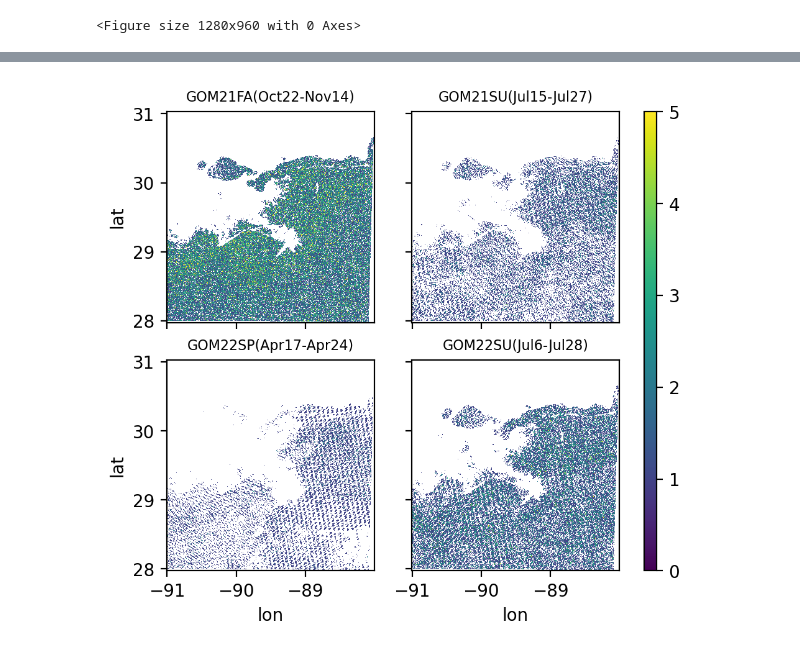
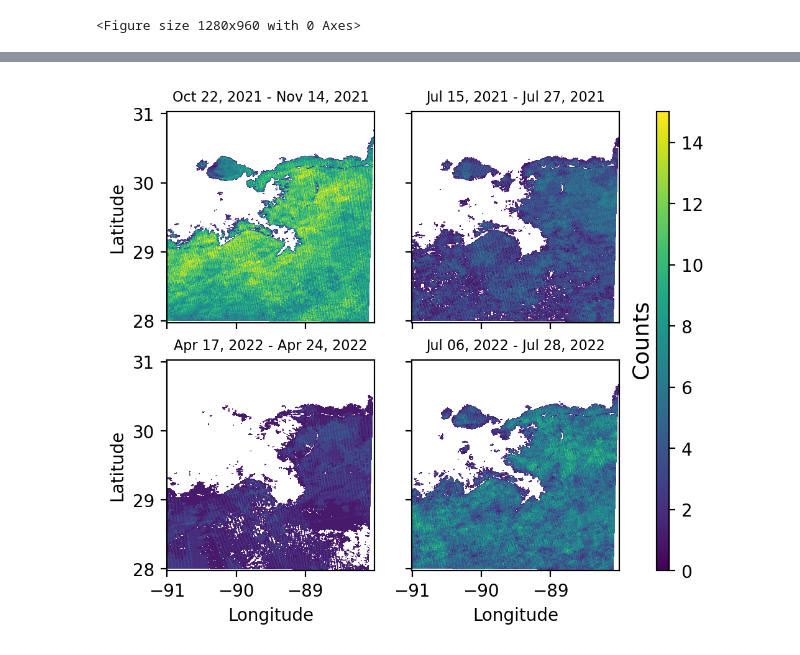
Before and after one commit to Ericgenki/NASA_Project, a Jupyter notebook: notebooks/resampling_LEVEL2-EditedMODISCopy.ipynb, the cells around one changed output, grey strips where cells are left out. Drawn from its saved outputs; the diff is of its cells as text; code cells hidden in the pictures.

```diff
--- a/notebooks/resampling_LEVEL2-EditedMODISCopy.ipynb
+++ b/notebooks/resampling_LEVEL2-EditedMODISCopy.ipynb
@@ -236,7 +235,8 @@ def get_CDOM(ds, lambd=300):
 # %%
 ###For Adding the aCDOM Variable to Combined File:
 
-combfiles = glob('/home/hboi-ouri/Projects/NASA_ProjectExp/outputs/CombinedNC/MODIS/Cruise/*MODIS_L2.nc')
+#combfiles = glob('/home/hboi-ouri/Projects/RS_Files/Task2/CruiseRS/*MODIS_L2.nc')
+combfiles = glob('/home/hboi-ouri/Downloads/MeanFigureFiles/After/Combined/After_MODIS_L2.nc')
 combfiles.sort()
 
 for file in combfiles:
@@ -245,10 +245,14 @@ for file in combfiles:
         data = ds.load()
         data['acdom'] =get_CDOM(ds)
 
-        #for naming and saving the file:
-        date = [file.split('/')[9]]
-        year = ((date[0])[0:4])
-        month = ((date[0])[5:7])
+        ##for naming and saving the file:
+        #date = [file.split('/')[9]]
+        #year = ((date[0])[0:4])
+        #month = ((date[0])[5:7])
 
-        data.to_netcdf(file[0:66] + 'CruiseaCDOM' + file[72:-12] + '_MODIS_L2_aCDOM.nc')
-        #data.to_netcdf('/home/hboi-ouri/Projects/NASA_ProjectExp/outputs/CombinedNC/MODIS/2012aCDOM/' + year + '_' + month + '_MODIS_L2_aCDOM.nc')
+        date = [file.split('_')[2]]
+        storm = ((date[0]))
+
+
+        #data.to_netcdf(file[0:40] +'CruiseaCDOM/'+ file[49:65]+'_aCDOM.nc')
+        combined.to_netcdf('/home/hboi-ouri/Downloads/MeanFigureFiles/After/CombinedaCDOM/After_MODIS_L2_aCDOM.nc')
@@ -560,9 +602,11 @@ fig.savefig('/home/hboi-ouri/Projects/NASA_ProjectExp/outputs/CombinedNC/MODISFi
 ##For creating grids using combined with aCDOM variable
 
 
-year= 'Cruise'
+year= ''
 #cfile = glob('/home/hboi-ouri/Projects/NASA_ProjectExp/outputs/CombinedNC/MODIS/' + year + '/*MODIS_L2.nc')
-cfile = glob('/home/hboi-ouri/Projects/NASA_ProjectExp/outputs/CombinedNC/MODIS/' + year + 'aCDOM/*MODIS_L2_aCDOM.nc')
+#cfile = glob('/home/hboi-ouri/Projects/RS_Files/MODISGrids/CombinedMODIS/Storms/' + year + 'aCDOM/*MODIS_L2_aCDOM.nc')
+cfile = glob('/home/hboi-ouri/Projects/RS_Files/MODISGrids/CombinedMODIS/CruiseaCDOM/*MODIS_L2_aCDOM.nc')
+
 cfile.sort()
 
 lat_top=31
@@ -570,6 +614,9 @@ lat_bot=28
 lon_left=-88
 lon_rigth=-93
 extent=[lon_left, lon_rigth, lat_bot, lat_top]
+
+resval = 1000 # resolution of the sat product (300 m for Sentinel and MERIS, 1 km for MODIS)
+res = xr.DataArray(resval, attrs={"units": "meters"})
 
 projection = ccrs.PlateCarree()
 axes_class = (GeoAxes,
@@ -583,7 +630,7 @@ axgr = AxesGrid(fig, 111, #axes_class=axes_class,
                     #share_all=True,
                     cbar_location='right',
                     cbar_mode='single',
-                    cbar_pad=0.2,
+                    cbar_pad=0.3,
                     cbar_size='3%',
                     label_mode='L'
                )
@@ -604,37 +651,48 @@ axgr = AxesGrid(fig, 111, #axes_class=axes_class,
 #for axTitle:
 #title = ['January', 'February', 'March', 'April', 'May', 'June', 'July', 'August', 'September', 'October', 'November', 'December']
 #title = ['July', 'September', 'October', 'November', 'December']
-title = ['GOM21FA(Oct22-Nov14)', 'GOM21SU(Jul15-Jul27)', 'GOM22SP(Apr17-Apr24)', 'GOM22SU(Jul6-Jul28)']
+title = ['Oct 22, 2021 - Nov 14, 2021', 'Jul 15, 2021 - Jul 27, 2021',
+         'Apr 17, 2022 - Apr 24, 2022', 'Jul 06, 2022 - Jul 28, 2022']
+#title = ['Bonnie', 'Five', 'Lee', 'Isaac', 'Cindy', 'Harvey', 'Barry', 'Olga', 'Laura', 'Delta', 'Zeta']
+
 
 for i, ax in enumerate(axgr):
     #axgr[i].coastlines()
     #axgr[i].set_extent(extent)
     #axgr2[i].coastlines()
     #axgr2[i].set_extent(extent)
     try:
         ds = xr.open_dataset(cfile[i])
         #acdom = ds.acdom()
         data = ds.acdom.count('time')
         #im = axgr[i].imshow(data, extent=extent, vmin=0, vmax=5)
-        im = data.where(data!=0).plot(ax=axgr[i], vmin=0, vmax=5, x='lon', y='lat', add_colorbar=False) #transform=projection)
+        im = data.where(data!=0).plot(ax=axgr[i], vmin=0, vmax=15, x='lon', y='lat', add_colorbar=False) #transform=projection)
         #im2 = acdom.mean('time').plot(ax=axgr2[i], vmin=0, vmax=6, add_colorbar=False, transform=projection)
         ax.set_title(title[i], fontsize=8)
+        ax.set_ylabel('Latitude')
+        ax.set_xlabel('Longitude')
+
+
     except:
         ax.remove()
         pass
 
 
 axgr.cbar_axes[0].colorbar(im)
 #axgr2.cbar_axes[0].colorbar(im2)
 
 
 #for 3x2 grid
 #fig.text(0.45, 0.94, year, size=14)
 
 #for 3x4 grid
 #fig.text(0.45, 0.9, year, size=14)
+#fig.text(0.45, 0.95, year, size=14)
+fig.text(0.78, 0.44, 'Counts', size=13, rotation=90)
 
 
-fig.savefig('/home/hboi-ouri/Projects/NASA_ProjectExp/outputs/CombinedNC/MODISFigures/MODIS_Grid_Cruises_Exp')
+
+#fig.savefig('/home/hboi-ouri/Projects/NASA_ProjectExp/outputs/CombinedNC/MODISFigures/MODIS_Grid_CruiseCounts')
+fig.savefig('/home/hboi-ouri/Downloads/MODIS_Grid_2010')
 # %% [output]
-[figure, old version]
+[figure, new version]
```
Also changed, not shown: parts of 10 cells of this notebook, 23 other files.
